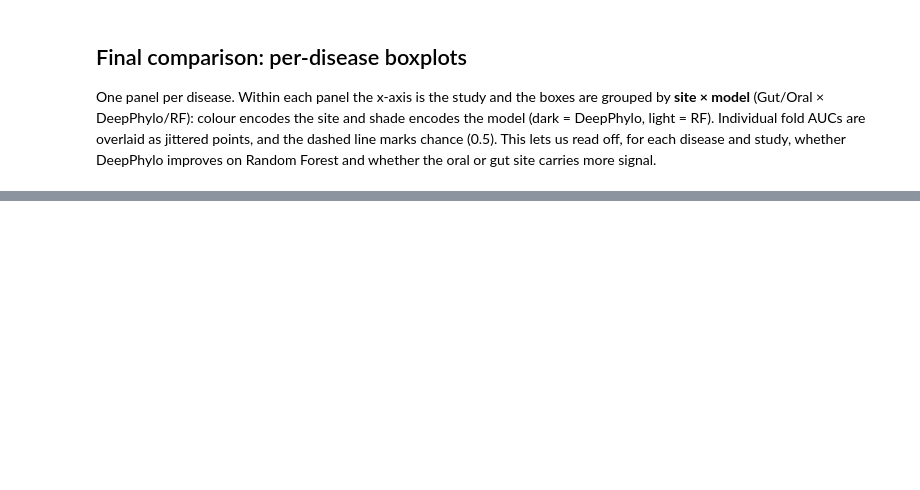
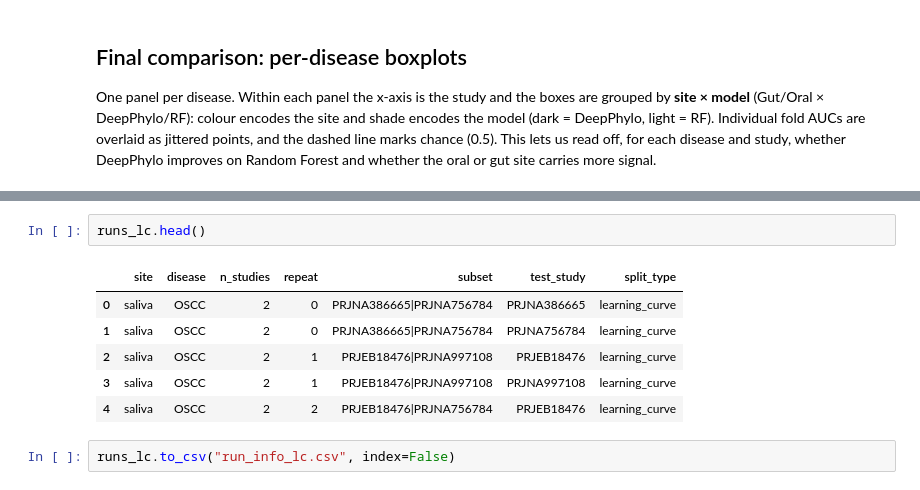
Before and after one commit to xu-research-lab/global-oral-microbiome, a Jupyter notebook: script/disease_classification/disease_predict.ipynb, the cells around one changed output, grey strips where cells are left out. Saved outputs shown, nothing was run; the diff lists cells and outputs as text; blank space fills up the shorter version.

```diff
--- a/script/disease_classification/disease_predict.ipynb
+++ b/script/disease_classification/disease_predict.ipynb
@@ -1214,0 +2097,11 @@ plt.show()
+# %%
+runs_lc.head()
+# %% [output]
+|  | site | disease | n_studies | repeat | subset | test_study | split_type |
+| 0 | saliva | OSCC | 2 | 0 | PRJNA386665|PRJNA756784 | PRJNA386665 | learning_curve |
+| 1 | saliva | OSCC | 2 | 0 | PRJNA386665|PRJNA756784 | PRJNA756784 | learning_curve |
+| 2 | saliva | OSCC | 2 | 1 | PRJEB18476|PRJNA997108 | PRJEB18476 | learning_curve |
+| 3 | saliva | OSCC | 2 | 1 | PRJEB18476|PRJNA997108 | PRJNA997108 | learning_curve |
+| 4 | saliva | OSCC | 2 | 2 | PRJEB18476|PRJNA756784 | PRJEB18476 | learning_curve |
+# %%
+runs_lc.to_csv("run_info_lc.csv", index=False)
```
Also changed, not shown: parts of 65 cells of this notebook, 1 other file.
